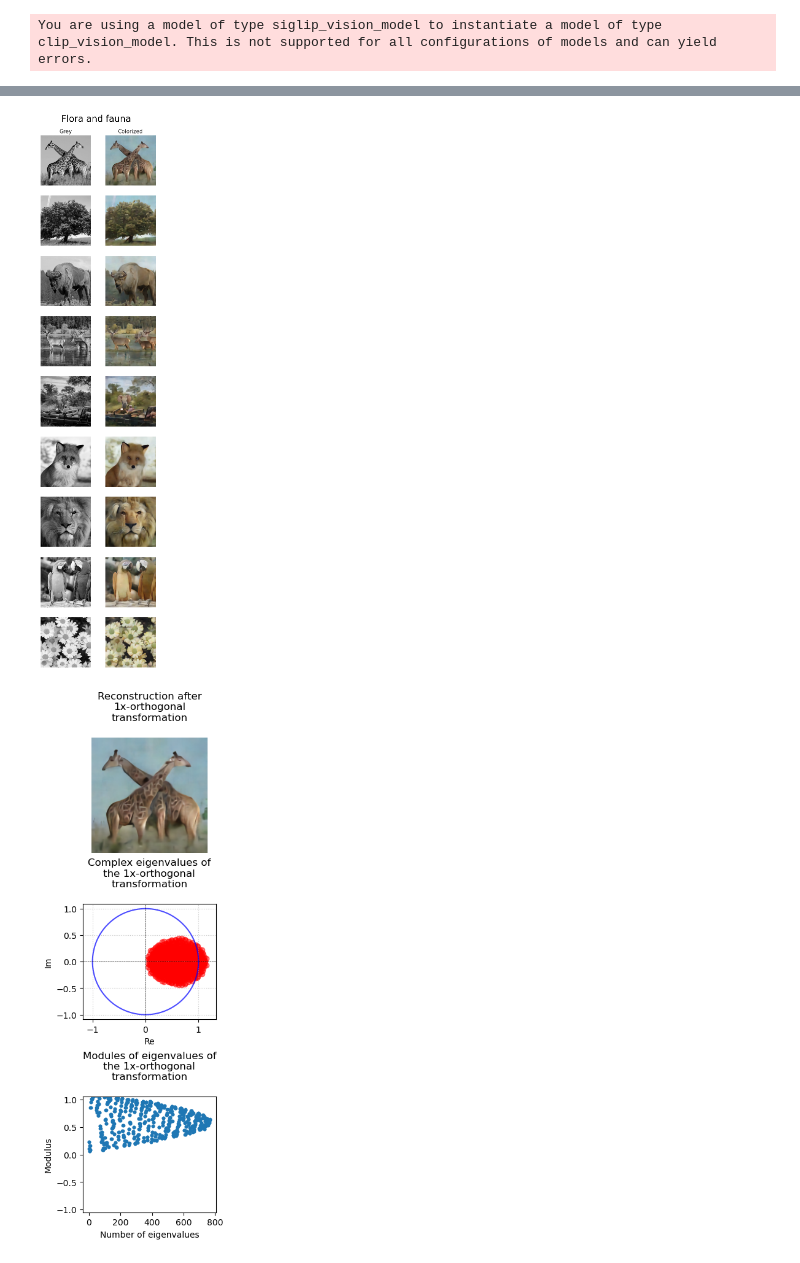
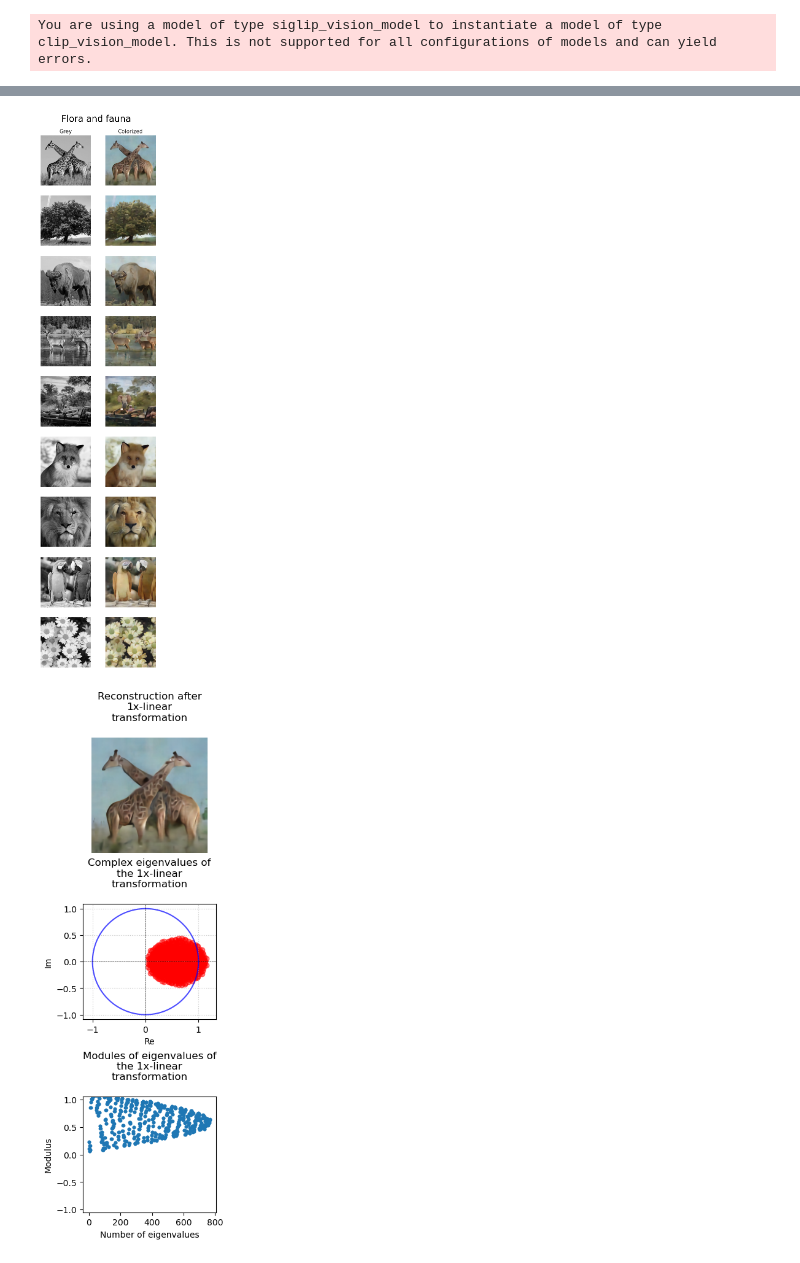
Before and after one commit to mrsndmn/feature_analysis, a Jupyter notebook: metrics_calculation/colorization/understanding_colorization.ipynb, the cells around one changed output, grey strips where cells are left out. Cells and saved outputs as stored; diff of their text form; code cells hidden in the pictures.

```diff
--- a/metrics_calculation/colorization/understanding_colorization.ipynb
+++ b/metrics_calculation/colorization/understanding_colorization.ipynb
@@ -428,31 +428,31 @@ examples_v = val_processed_images_list[:9]
 # %%
 # ns = [3]
 n = 1
 # titles = [title_p, title_f, title_c, title_v]
 # names = [name_p, name_f, name_c, name_v]
 # examples_list = [examples_p, examples_f, examples_c, examples_v]
 
 titles = [title_f]
 names = [name_f]
 examples_list = [examples_f]
 
 for title, name, examples in zip(titles, names, examples_list):
     Q = calculate_Q(features.permute(2, 3, 0, 1).flatten(0, 2), processed_feature.permute(2, 3, 0, 1).flatten(0, 2))
     draw_matrix(Q)
 
     inputs_list, features_list, Qed_features_list, processed_inputs_list, processed_features_list = Qed(examples, Q, n=n)
     inter_list, rec_list, processed_inter_list, processed_rec_list, Qed_rec_list = \
     interpolate_all_features(model, inputs_list, features_list, Qed_features_list, processed_inputs_list, processed_features_list)
     draw_examples(inter_list, Qed_rec_list,
                 title=title)
 
     Qn = Q
     for j in range(n-1): Qn = Qn @ Q
     draw_eigs(Qn, Qed_rec_list[0],
-            title_1='Reconstruction after\n' + f'{n}x-orthogonal\n' + 'transformation',
-            title_2='Complex eigenvalues of\n' + f'the {n}x-orthogonal\n' + 'transformation',
-            title_3='Modules of eigenvalues of\n' + f'the {n}x-orthogonal\n' + 'transformation')
+            title_1='Reconstruction after\n' + f'{n}x-linear\n' + 'transformation',
+            title_2='Complex eigenvalues of\n' + f'the {n}x-linear\n' + 'transformation',
+            title_3='Modules of eigenvalues of\n' + f'the {n}x-linear\n' + 'transformation')
 # %% [output]
 [figure]
 [figure]
-[figure, old version]
+[figure, new version]
```
